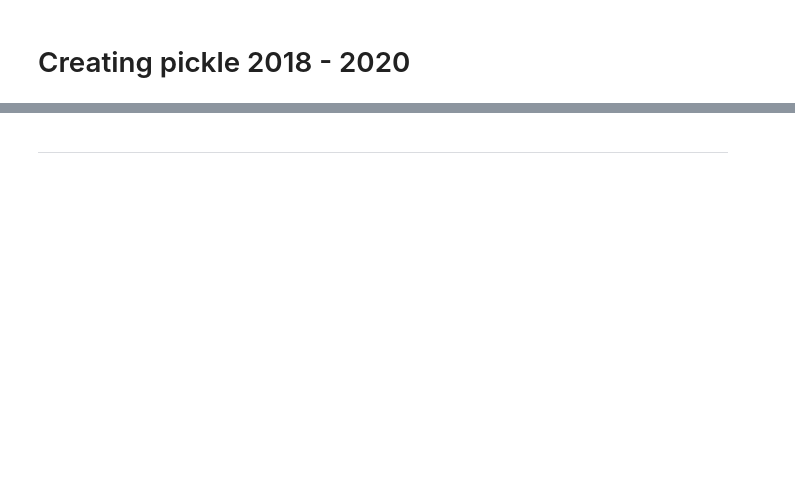
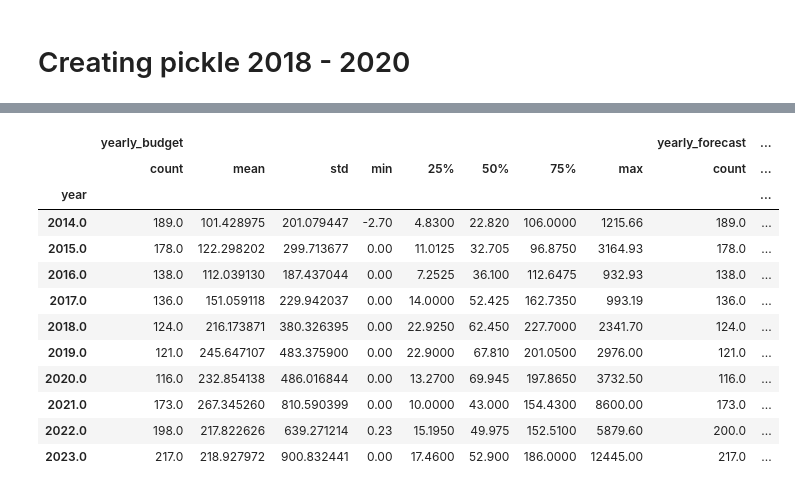
Before and after one commit to rauschgold/ds-bootcamp-capstone-project, a Jupyter notebook: notebooks/eda_hieu.ipynb, the cells around one changed output, grey strips where cells are left out. Saved outputs shown, nothing was run; the diff lists cells and outputs as text; code cells hidden in the pictures; blank space fills up the shorter version.

```diff
--- a/notebooks/eda_hieu.ipynb
+++ b/notebooks/eda_hieu.ipynb
@@ -138,2 +148,0 @@ df_18_20[df_18_20["colour_rating_new"].isna()]
-# %% [markdown]
----
@@ -195,0 +149,16 @@ df["year"].value_counts()
+# %%
+df.groupby("year").describe()[["yearly_budget", "yearly_forecast", "wlc_baseline_incl_NCG", "total_benefits"]]
+# %% [output]
+|  | yearly_budget |  |  |  |  |  |  |  | yearly_forecast | ... |
+|  | count | mean | std | min | 25% | 50% | 75% | max | count | ... |
+| year |  |  |  |  |  |  |  |  |  | ... |
+| 2014.0 | 189.0 | 101.428975 | 201.079447 | -2.70 | 4.8300 | 22.820 | 106.0000 | 1215.66 | 189.0 | ... |
+| 2015.0 | 178.0 | 122.298202 | 299.713677 | 0.00 | 11.0125 | 32.705 | 96.8750 | 3164.93 | 178.0 | ... |
+| 2016.0 | 138.0 | 112.039130 | 187.437044 | 0.00 | 7.2525 | 36.100 | 112.6475 | 932.93 | 138.0 | ... |
+| 2017.0 | 136.0 | 151.059118 | 229.942037 | 0.00 | 14.0000 | 52.425 | 162.7350 | 993.19 | 136.0 | ... |
+| 2018.0 | 124.0 | 216.173871 | 380.326395 | 0.00 | 22.9250 | 62.450 | 227.7000 | 2341.70 | 124.0 | ... |
+| 2019.0 | 121.0 | 245.647107 | 483.375900 | 0.00 | 22.9000 | 67.810 | 201.0500 | 2976.00 | 121.0 | ... |
+| 2020.0 | 116.0 | 232.854138 | 486.016844 | 0.00 | 13.2700 | 69.945 | 197.8650 | 3732.50 | 116.0 | ... |
+| 2021.0 | 173.0 | 267.345260 | 810.590399 | 0.00 | 10.0000 | 43.000 | 154.4300 | 8600.00 | 173.0 | ... |
+| 2022.0 | 198.0 | 217.822626 | 639.271214 | 0.23 | 15.1950 | 49.975 | 152.5100 | 5879.60 | 200.0 | ... |
+| 2023.0 | 217.0 | 218.927972 | 900.832441 | 0.00 | 17.4600 | 52.900 | 186.0000 | 12445.00 | 217.0 | ... |
```
Also changed, not shown: parts of 44 cells of this notebook, 7 other files.
